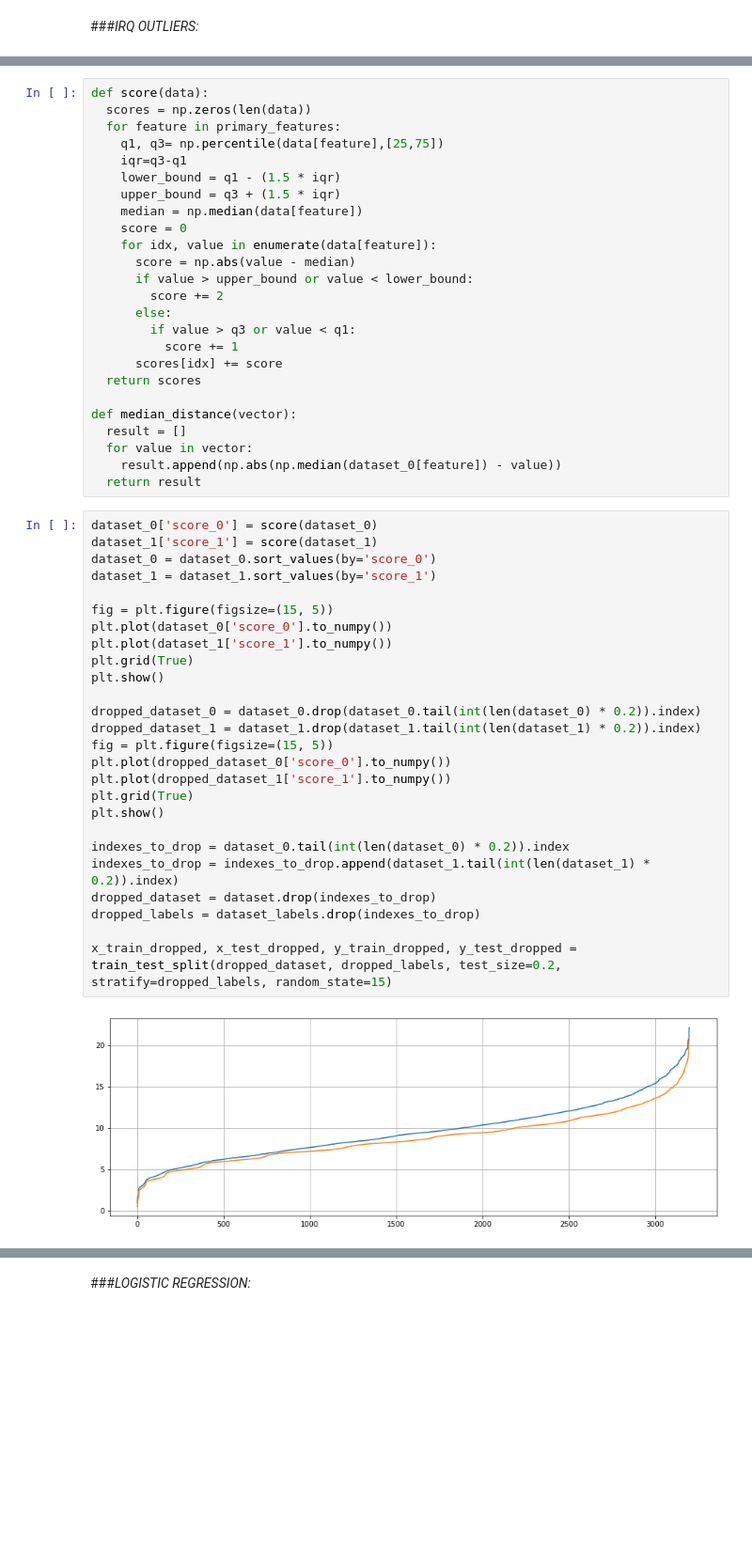
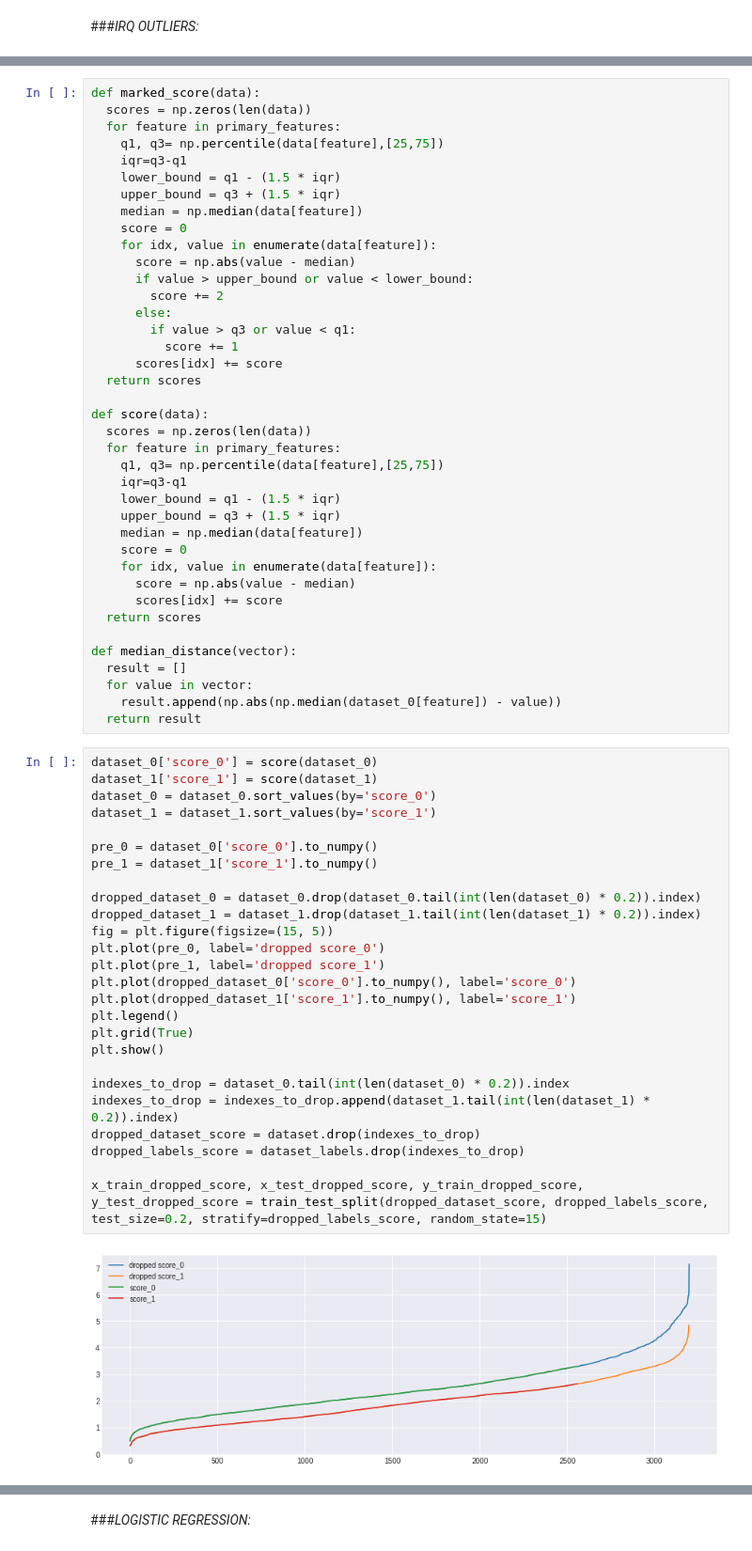
Before and after one commit to MatteoStoisa/DataSpaces_project, a Jupyter notebook: projectDataSpacesMatteoStoisa_the_spotify_hit_predictor_dataset_dataset_of_10s.ipynb, the cells around one changed output, grey strips where cells are left out. Shown at 94% size. Drawn from its saved outputs; the diff is of its cells as text; blank space fills up the shorter version.

Commit message:
dataset pruning

```diff
--- a/projectDataSpacesMatteoStoisa_the_spotify_hit_predictor_dataset_dataset_of_10s.ipynb
+++ b/projectDataSpacesMatteoStoisa_the_spotify_hit_predictor_dataset_dataset_of_10s.ipynb
@@ -244,5 +244,5 @@ plt.show()
 # %%
-def score(data):
+def marked_score(data):
   scores = np.zeros(len(data))
   for feature in primary_features:
     q1, q3= np.percentile(data[feature],[25,75])
@@ -261,6 +261,20 @@ def score(data):
       scores[idx] += score
   return scores
 
+def score(data):
+  scores = np.zeros(len(data))
+  for feature in primary_features:
+    q1, q3= np.percentile(data[feature],[25,75])
+    iqr=q3-q1
+    lower_bound = q1 - (1.5 * iqr)
+    upper_bound = q3 + (1.5 * iqr)
+    median = np.median(data[feature])
+    score = 0
+    for idx, value in enumerate(data[feature]):
+      score = np.abs(value - median)
+      scores[idx] += score
+  return scores
+
 def median_distance(vector):
   result = []
   for value in vector:
@@ -269,28 +283,28 @@ def median_distance(vector):
 # %%
 dataset_0['score_0'] = score(dataset_0)
 dataset_1['score_1'] = score(dataset_1)
 dataset_0 = dataset_0.sort_values(by='score_0')
 dataset_1 = dataset_1.sort_values(by='score_1')
 
-fig = plt.figure(figsize=(15, 5))
-plt.plot(dataset_0['score_0'].to_numpy())
-plt.plot(dataset_1['score_1'].to_numpy())
-plt.grid(True)
-plt.show()
+pre_0 = dataset_0['score_0'].to_numpy()
+pre_1 = dataset_1['score_1'].to_numpy()
 
 dropped_dataset_0 = dataset_0.drop(dataset_0.tail(int(len(dataset_0) * 0.2)).index)
 dropped_dataset_1 = dataset_1.drop(dataset_1.tail(int(len(dataset_1) * 0.2)).index)
 fig = plt.figure(figsize=(15, 5))
-plt.plot(dropped_dataset_0['score_0'].to_numpy())
-plt.plot(dropped_dataset_1['score_1'].to_numpy())
+plt.plot(pre_0, label='dropped score_0')
+plt.plot(pre_1, label='dropped score_1')
+plt.plot(dropped_dataset_0['score_0'].to_numpy(), label='score_0')
+plt.plot(dropped_dataset_1['score_1'].to_numpy(), label='score_1')
+plt.legend()
 plt.grid(True)
 plt.show()
 
 indexes_to_drop = dataset_0.tail(int(len(dataset_0) * 0.2)).index
 indexes_to_drop = indexes_to_drop.append(dataset_1.tail(int(len(dataset_1) * 0.2)).index)
-dropped_dataset = dataset.drop(indexes_to_drop)
-dropped_labels = dataset_labels.drop(indexes_to_drop)
+dropped_dataset_score = dataset.drop(indexes_to_drop)
+dropped_labels_score = dataset_labels.drop(indexes_to_drop)
 
-x_train_dropped, x_test_dropped, y_train_dropped, y_test_dropped = train_test_split(dropped_dataset, dropped_labels, test_size=0.2, stratify=dropped_labels, random_state=15)
+x_train_dropped_score, x_test_dropped_score, y_train_dropped_score, y_test_dropped_score = train_test_split(dropped_dataset_score, dropped_labels_score, test_size=0.2, stratify=dropped_labels_score, random_state=15)
 # %% [output]
-[figure, old version]
+[figure, new version]
```
Also changed, not shown: parts of 10 cells of this notebook.
